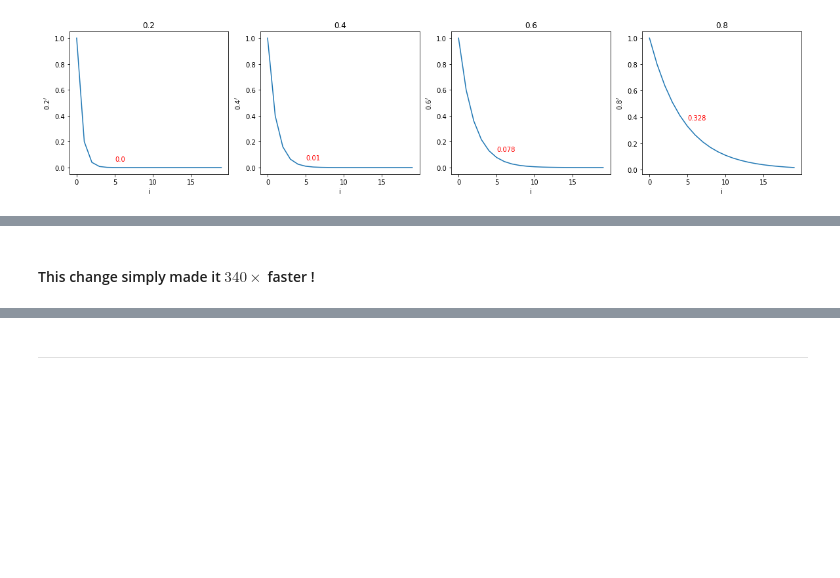
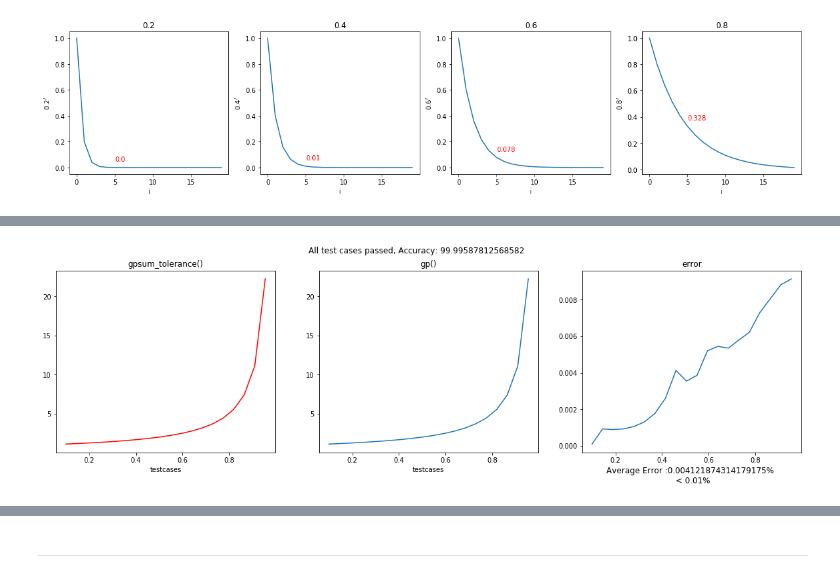
Before and after one commit to ShwetaBarge/PythonForDataScience, a Jupyter notebook: Taylor Series.ipynb, the cells around one changed output, grey strips where cells are left out. Saved outputs shown, nothing was run; the diff lists cells and outputs as text; code cells hidden in the pictures; blank space fills up the shorter version.

```diff
--- a/Taylor Series.ipynb
+++ b/Taylor Series.ipynb
@@ -310,13 +278,10 @@ From the above result, I am setting my <b>threshold as $0.0001$.
 # %%
-%%timeit
-def pow_sum_limit(a):
+def gpsum_tolerance(a):
     s = 0
     count = 0
     t = 1
     while t > 0.0001 :
-        t = a**count
+        t = pow(a,count)
         s = s + t
         count += 1
-    return s
-
-pow_sum_limit(0.5)
+    return s, count
@@ -325,2 +288,4 @@ pow_sum_limit(0.5)
-# %% [markdown]
-#### This change simply made it $340\times$ faster !
+# %%
+theSeenAndTheUnseenTest(gpsum_tolerance, gp, np.linspace(0.1, 1, num = 20, endpoint = False))
+# %% [output]
+[figure, added]
```
Also changed, not shown: parts of 124 cells of this notebook, 5 other files.
